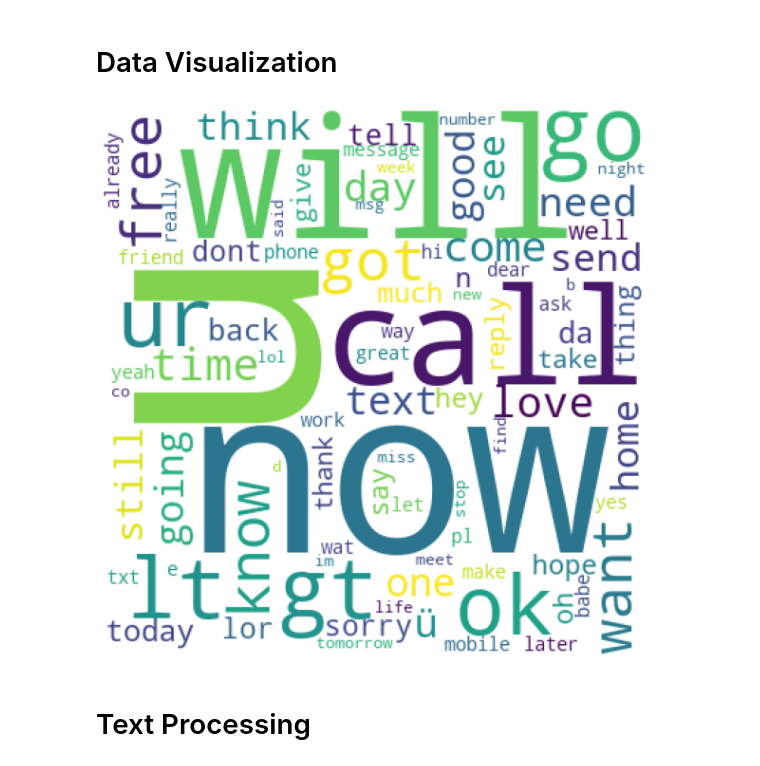
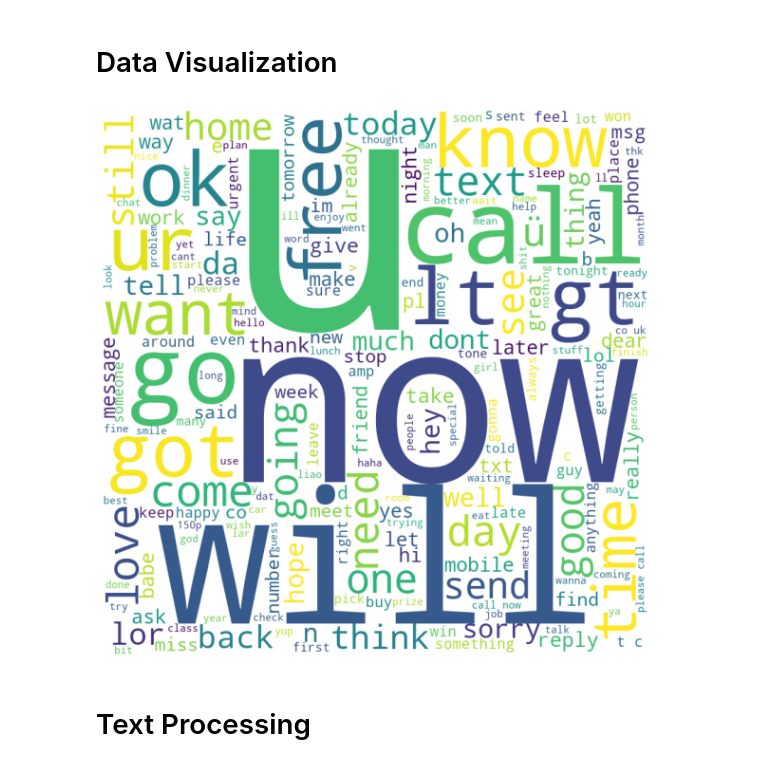
Before and after one commit to connect-midhunr/sms-spam-classifier-using-complement-naive-bayes, a Jupyter notebook: SMS_Spam_Classifier.ipynb, the cells around one changed output. Drawn from its saved outputs; the diff is of its cells as text; code cells hidden in the pictures.

```diff
--- a/SMS_Spam_Classifier.ipynb
+++ b/SMS_Spam_Classifier.ipynb
@@ -99,29 +99,32 @@ dtype: int64
 # %%
 # Wordcloud of messages
 from wordcloud import WordCloud, STOPWORDS
 
 comment_words = ''
 stopwords = set(STOPWORDS)
 
-for val in spam_df.message:
-  val = str(val)
-  tokens = val.split()
-  for i in range(len(tokens)):
-    tokens[i] = tokens[i].lower()
-  comment_words += " ".join(tokens)+" "
+for message in spam_df.message:
+  # converting object to string
+  mod_message = str(message)
 
-wordcloud = WordCloud(width = 400, height = 400, background_color ='white',
-                      stopwords = stopwords, min_font_size = 10).generate(comment_words)
+  # Converting all characters to lower case and splitting into words
+  mod_message = mod_message.lower().split()
+
+  # Combining all the words
+  comment_words += " ".join(mod_message)+" "
+
+wordcloud = WordCloud(width = 800, height = 800, background_color ='white',
+                      stopwords = stopwords, min_font_size = 5).generate(comment_words)
 
 # plot the WordCloud image
 plt.figure(figsize = (8, 8), facecolor = None)
 plt.imshow(wordcloud)
 plt.axis("off")
 plt.tight_layout(pad = 0)
 
 plt.show()
 # %% [output]
-[figure, old version]
+[figure, new version]
 # %% [markdown]
 # Text Processing
 # %% [markdown]
```
Also changed, not shown: parts of 2 cells of this notebook.
